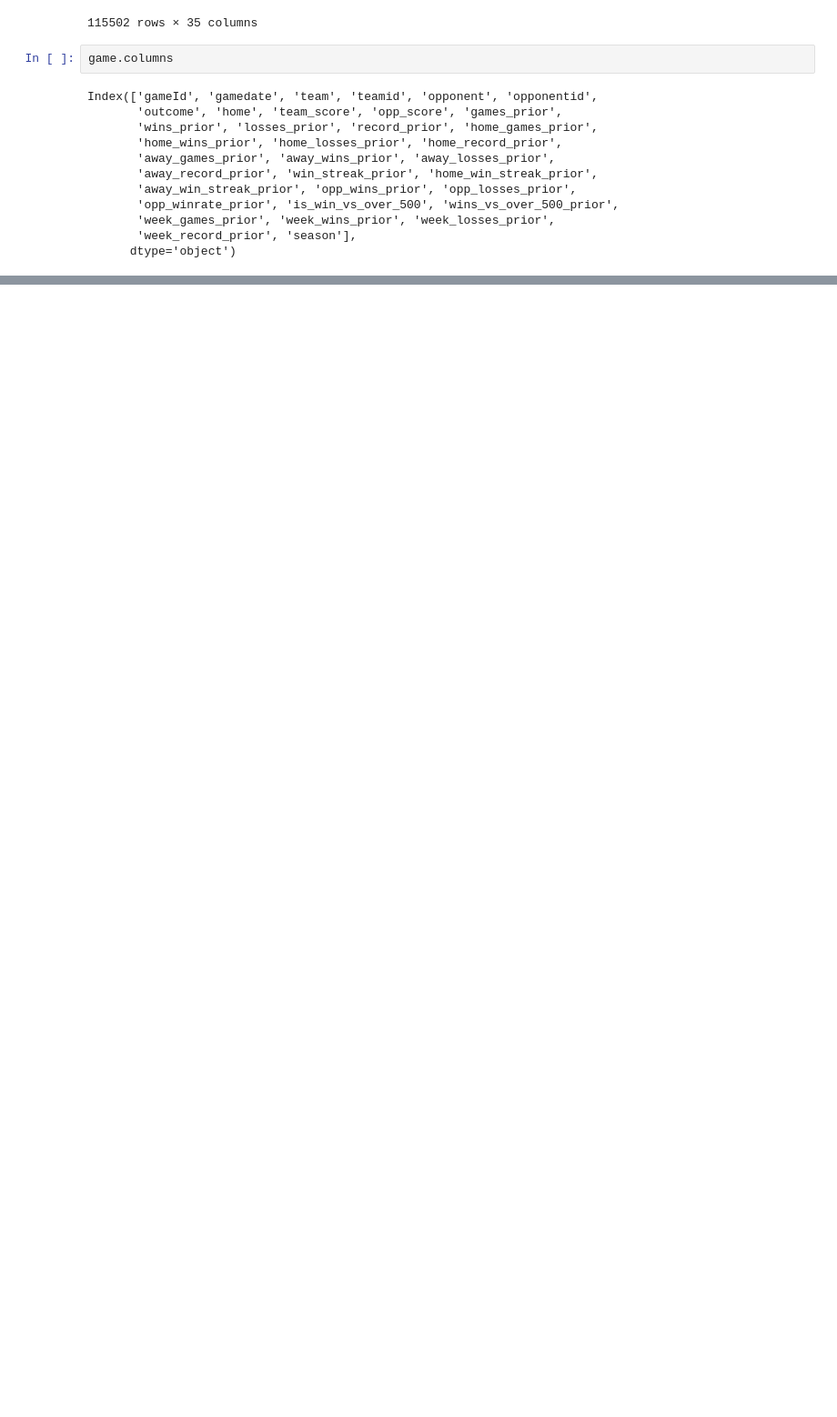
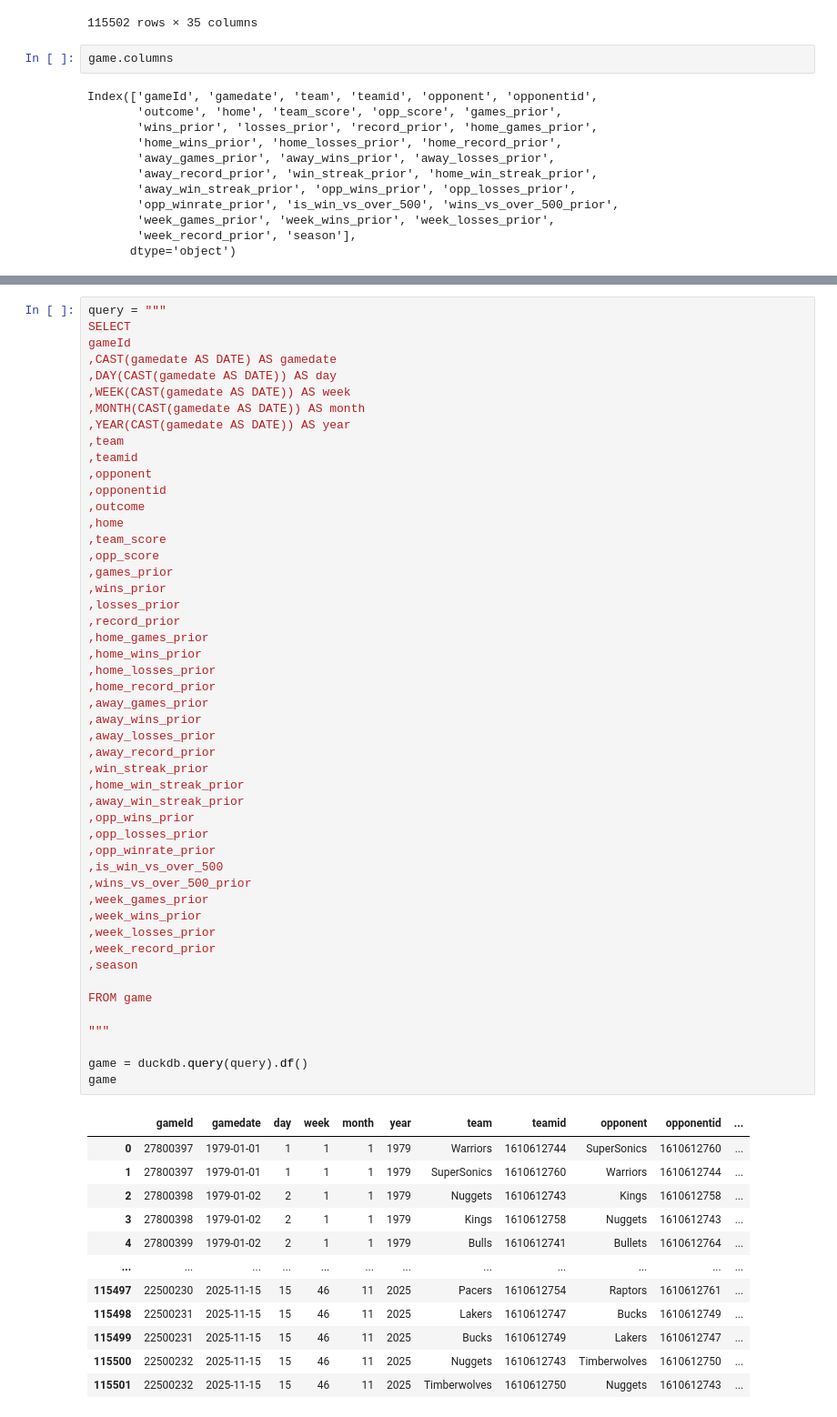
Before and after one commit to dejiandrew/nba-award-predictor, a Jupyter notebook: pow_features.ipynb, the cells around one changed output, grey strips where cells are left out. Shown at 91% size. Drawn from its saved outputs; the diff is of its cells as text; blank space fills up the shorter version.

```diff
--- a/pow_features.ipynb
+++ b/pow_features.ipynb
@@ -335 +417,63 @@ Index(['gameid', 'gamedate', 'hometeamcity', 'hometeamname', 'hometeamid',
       dtype='object')
+# %%
+query = """
+SELECT
+gameId
+,CAST(gamedate AS DATE) AS gamedate
+,DAY(CAST(gamedate AS DATE)) AS day
+,WEEK(CAST(gamedate AS DATE)) AS week
+,MONTH(CAST(gamedate AS DATE)) AS month
+,YEAR(CAST(gamedate AS DATE)) AS year
+,team
+,teamid
+,opponent
+,opponentid
+,outcome
+,home
+,team_score
+,opp_score
+,games_prior
+,wins_prior
+,losses_prior
+,record_prior
+,home_games_prior
+,home_wins_prior
+,home_losses_prior
+,home_record_prior
+,away_games_prior
+,away_wins_prior
+,away_losses_prior
+,away_record_prior
+,win_streak_prior
+,home_win_streak_prior
+,away_win_streak_prior
+,opp_wins_prior
+,opp_losses_prior
+,opp_winrate_prior
+,is_win_vs_over_500
+,wins_vs_over_500_prior
+,week_games_prior
+,week_wins_prior
+,week_losses_prior
+,week_record_prior
+,season
+
+FROM game
+
+"""
+
+game = duckdb.query(query).df()
+game
+# %% [output]
+|  | gameId | gamedate | day | week | month | year | team | teamid | opponent | opponentid | ... |
+| 0 | 27800397 | 1979-01-01 | 1 | 1 | 1 | 1979 | Warriors | 1610612744 | SuperSonics | 1610612760 | ... |
+| 1 | 27800397 | 1979-01-01 | 1 | 1 | 1 | 1979 | SuperSonics | 1610612760 | Warriors | 1610612744 | ... |
+| 2 | 27800398 | 1979-01-02 | 2 | 1 | 1 | 1979 | Nuggets | 1610612743 | Kings | 1610612758 | ... |
+| 3 | 27800398 | 1979-01-02 | 2 | 1 | 1 | 1979 | Kings | 1610612758 | Nuggets | 1610612743 | ... |
+| 4 | 27800399 | 1979-01-02 | 2 | 1 | 1 | 1979 | Bulls | 1610612741 | Bullets | 1610612764 | ... |
+| ... | ... | ... | ... | ... | ... | ... | ... | ... | ... | ... | ... |
+| 115497 | 22500230 | 2025-11-15 | 15 | 46 | 11 | 2025 | Pacers | 1610612754 | Raptors | 1610612761 | ... |
+| 115498 | 22500231 | 2025-11-15 | 15 | 46 | 11 | 2025 | Lakers | 1610612747 | Bucks | 1610612749 | ... |
+| 115499 | 22500231 | 2025-11-15 | 15 | 46 | 11 | 2025 | Bucks | 1610612749 | Lakers | 1610612747 | ... |
+| 115500 | 22500232 | 2025-11-15 | 15 | 46 | 11 | 2025 | Nuggets | 1610612743 | Timberwolves | 1610612750 | ... |
+| 115501 | 22500232 | 2025-11-15 | 15 | 46 | 11 | 2025 | Timberwolves | 1610612750 | Nuggets | 1610612743 | ... |
```
Also changed, not shown: parts of 5 cells of this notebook.
